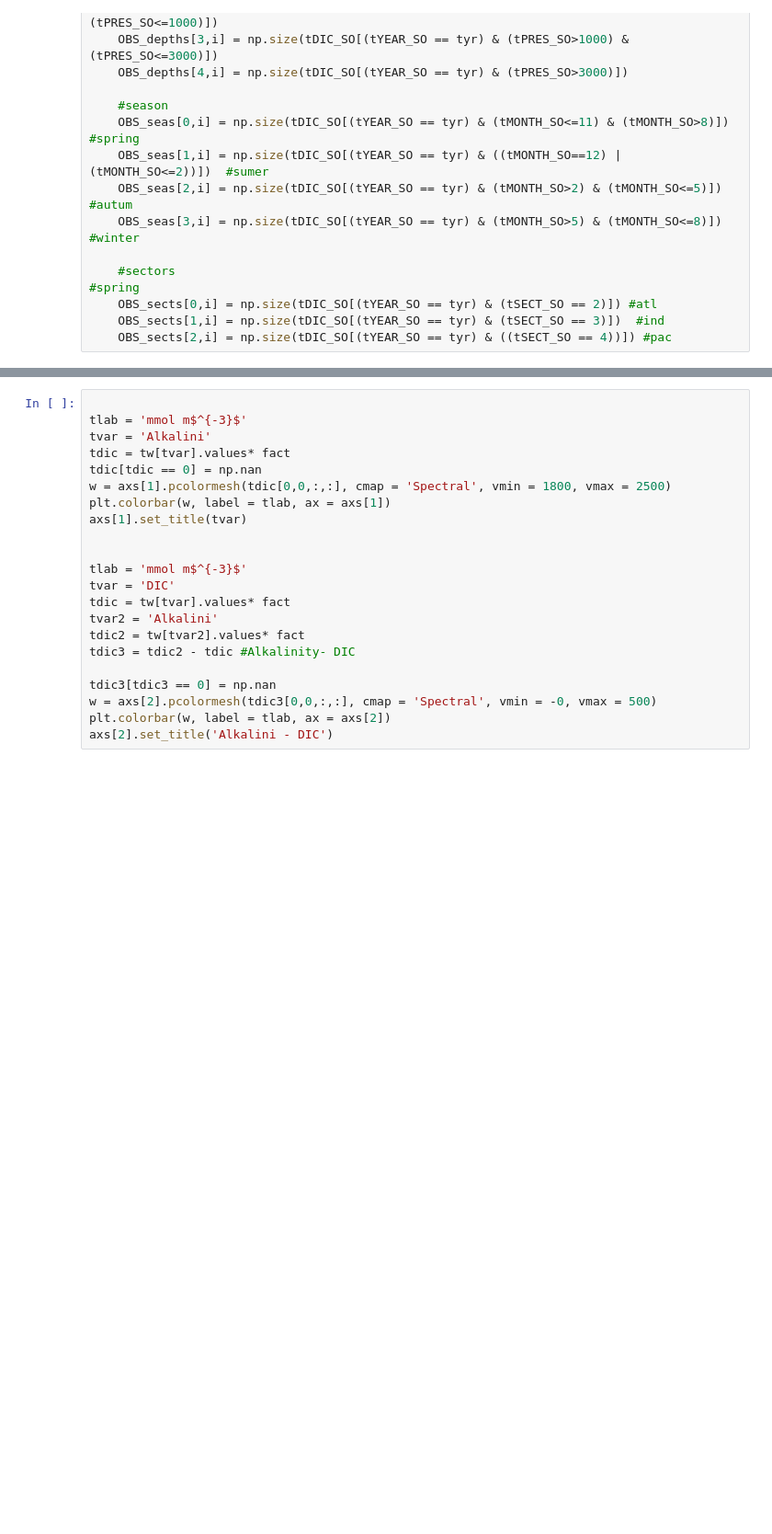
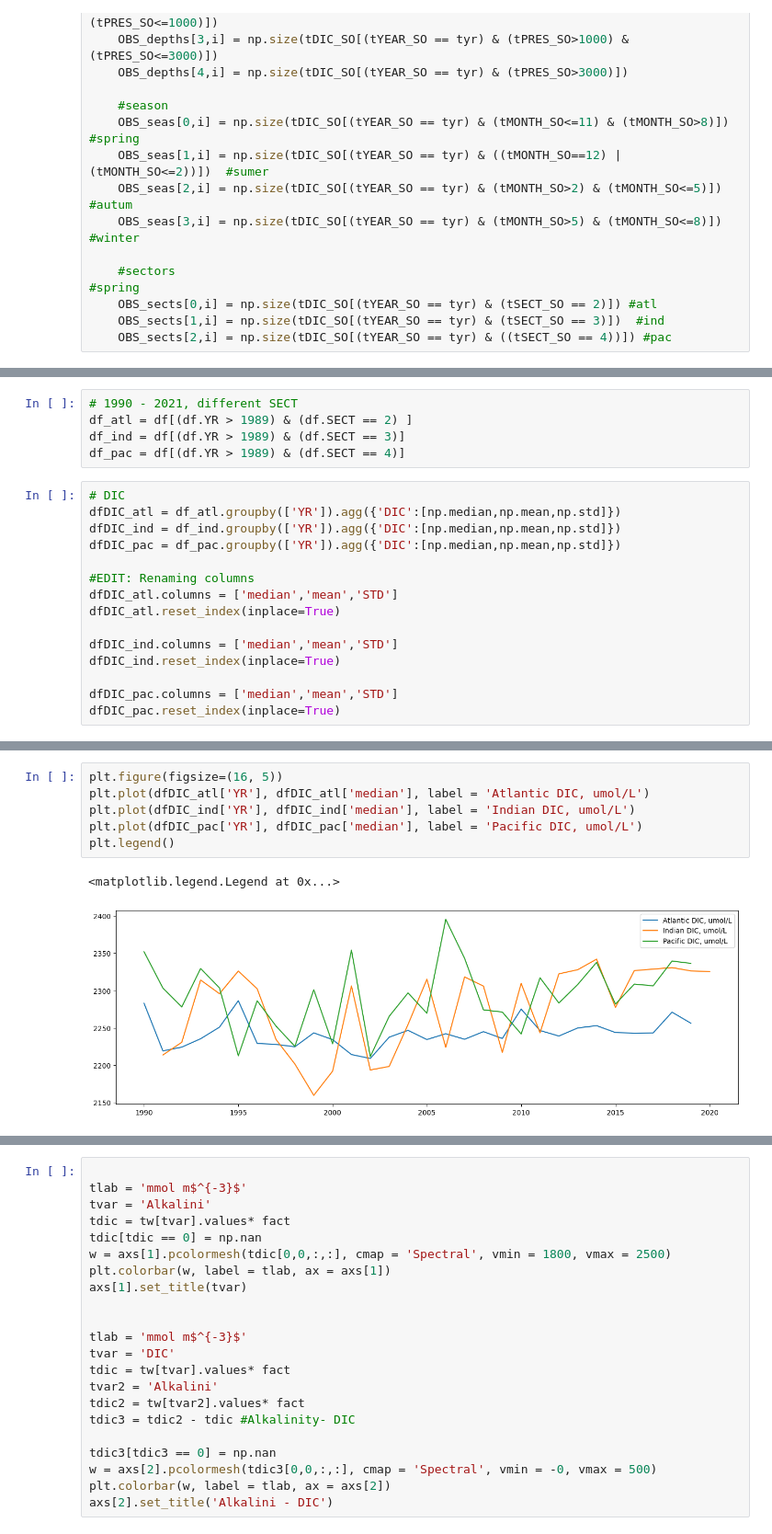
Before and after one commit to biu23/Carbonate_Chemistry_Models, a Jupyter notebook: test_script/GLODAP_new.ipynb, the cells around one changed output, grey strips where cells are left out. Shown: that part at 92% size. Saved outputs shown, nothing was run; the diff lists cells and outputs as text; blank space fills up the shorter version.

```diff
--- a/test_script/GLODAP_new.ipynb
+++ b/test_script/GLODAP_new.ipynb
@@ -167,0 +208,20 @@ plt.tight_layout()
+# %%
+# 1990 - 2021, different SECT
+df_atl = df[(df.YR > 1989) & (df.SECT == 2) ]
+df_ind = df[(df.YR > 1989) & (df.SECT == 3)]
+df_pac = df[(df.YR > 1989) & (df.SECT == 4)]
+# %%
+# DIC
+dfDIC_atl = df_atl.groupby(['YR']).agg({'DIC':[np.median,np.mean,np.std]})
+dfDIC_ind = df_ind.groupby(['YR']).agg({'DIC':[np.median,np.mean,np.std]})
+dfDIC_pac = df_pac.groupby(['YR']).agg({'DIC':[np.median,np.mean,np.std]})
+
+#EDIT: Renaming columns
+dfDIC_atl.columns = ['median','mean','STD']
+dfDIC_atl.reset_index(inplace=True)
+
+dfDIC_ind.columns = ['median','mean','STD']
+dfDIC_ind.reset_index(inplace=True)
+
+dfDIC_pac.columns = ['median','mean','STD']
+dfDIC_pac.reset_index(inplace=True)
@@ -167,0 +243,9 @@ plt.tight_layout()
+# %%
+plt.figure(figsize=(16, 5))
+plt.plot(dfDIC_atl['YR'], dfDIC_atl['median'], label = 'Atlantic DIC, umol/L')
+plt.plot(dfDIC_ind['YR'], dfDIC_ind['median'], label = 'Indian DIC, umol/L')
+plt.plot(dfDIC_pac['YR'], dfDIC_pac['median'], label = 'Pacific DIC, umol/L')
+plt.legend()
+# %% [output]
+<matplotlib.legend.Legend at 0x...>
+[figure, added]
```
Also changed, not shown: parts of 9 cells of this notebook.
